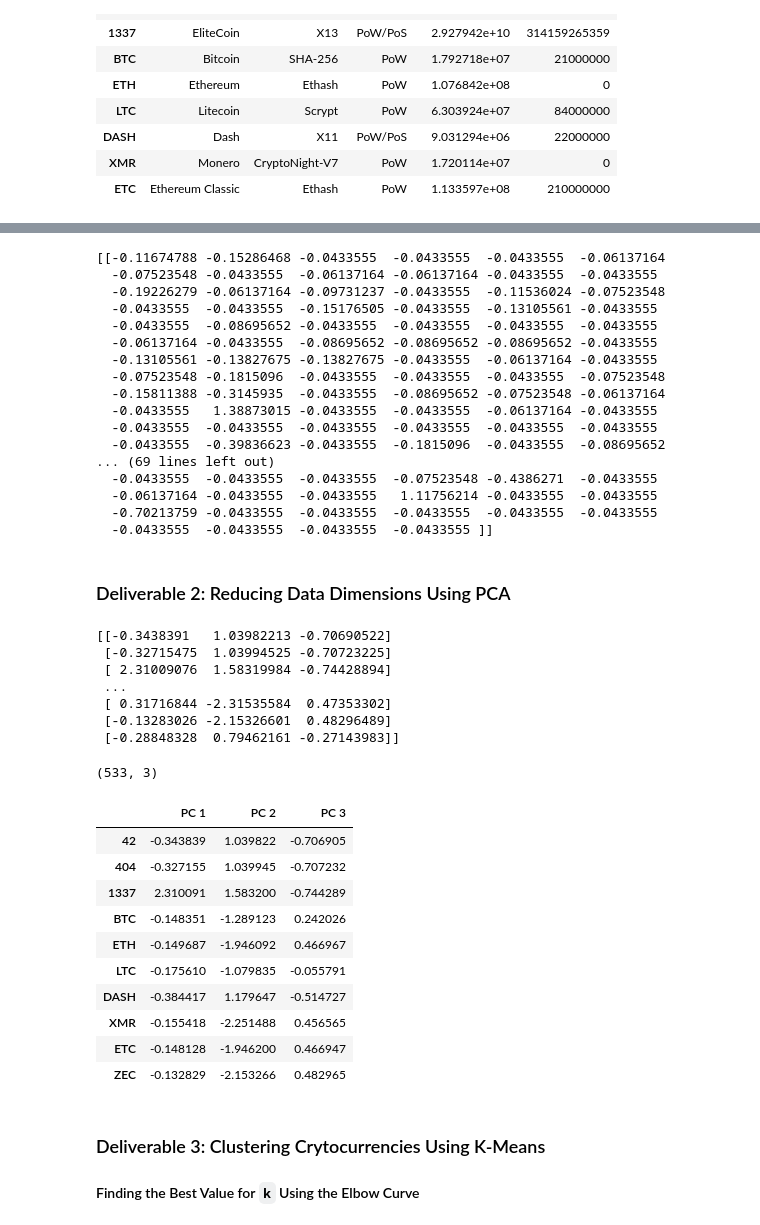
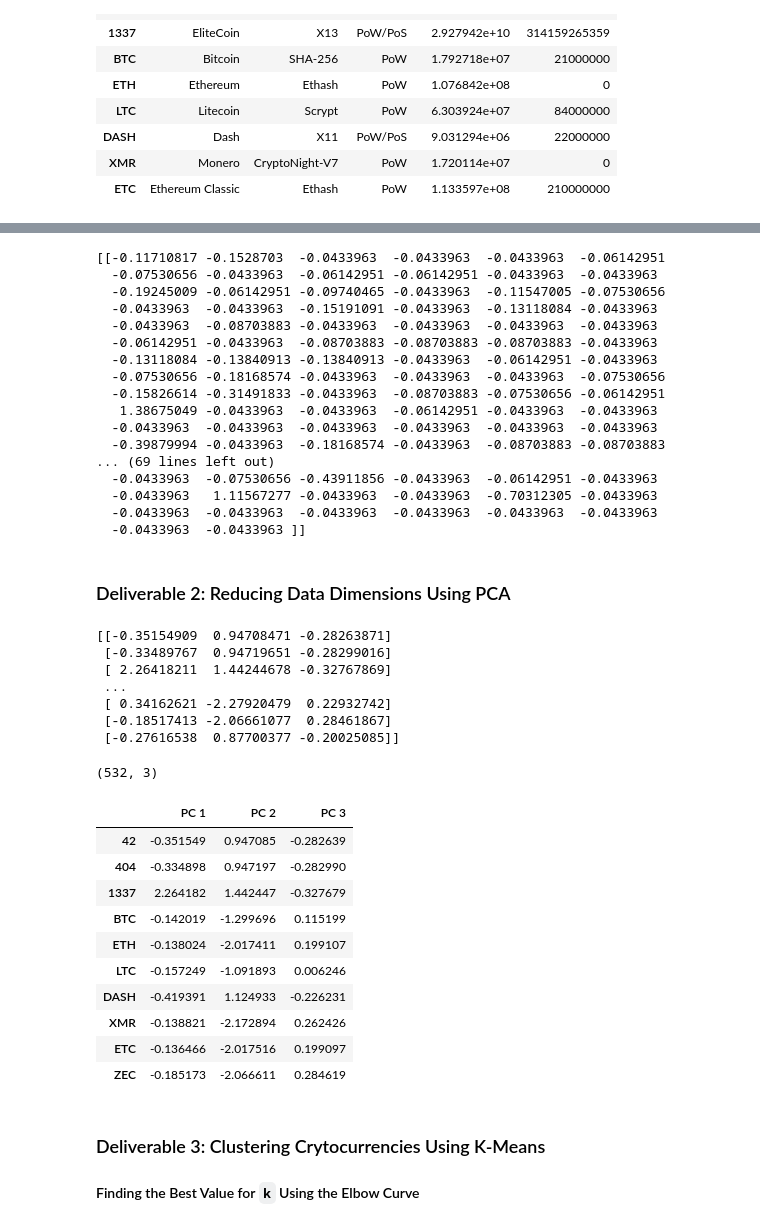
Before and after one commit to marcelineackerman/cryptocurrencies, a Jupyter notebook: crypto_clustering.ipynb, the cells around one changed output, grey strips where cells are left out. Saved outputs shown, nothing was run; the diff lists cells and outputs as text; code cells hidden in the pictures.

```diff
--- a/crypto_clustering.ipynb
+++ b/crypto_clustering.ipynb
@@ -104,7 +104,7 @@ df_crypto.head(10)
 | ETC | Ethereum Classic | Ethash | PoW | 1.133597e+08 | 210000000 |
 # %%
 # Keep the rows where coins are mined.
-df_crypto = df_crypto[df_crypto.TotalCoinsMined != 0]
+df_crypto = df_crypto[~(df_crypto.TotalCoinsMined <= 0)]
 print(df_crypto.shape)
 df_crypto.head(10)
 # %% [output]
@@ -175,23 +175,23 @@ X.head(10)
 X_scaled = StandardScaler().fit_transform(X)
 print(X_scaled[0:5])
 # %% [output]
-[[-0.11674788 -0.15286468 -0.0433555  -0.0433555  -0.0433555  -0.06137164
-  -0.07523548 -0.0433555  -0.06137164 -0.06137164 -0.0433555  -0.0433555
-  -0.19226279 -0.06137164 -0.09731237 -0.0433555  -0.11536024 -0.07523548
-  -0.0433555  -0.0433555  -0.15176505 -0.0433555  -0.13105561 -0.0433555
-  -0.0433555  -0.08695652 -0.0433555  -0.0433555  -0.0433555  -0.0433555
-  -0.06137164 -0.0433555  -0.08695652 -0.08695652 -0.08695652 -0.0433555
-  -0.13105561 -0.13827675 -0.13827675 -0.0433555  -0.06137164 -0.0433555
-  -0.07523548 -0.1815096  -0.0433555  -0.0433555  -0.0433555  -0.07523548
-  -0.15811388 -0.3145935  -0.0433555  -0.08695652 -0.07523548 -0.06137164
-  -0.0433555   1.38873015 -0.0433555  -0.0433555  -0.06137164 -0.0433555
-  -0.0433555  -0.0433555  -0.0433555  -0.0433555  -0.0433555  -0.0433555
-  -0.0433555  -0.39836623 -0.0433555  -0.1815096  -0.0433555  -0.08695652
+[[-0.11710817 -0.1528703  -0.0433963  -0.0433963  -0.0433963  -0.06142951
+  -0.07530656 -0.0433963  -0.06142951 -0.06142951 -0.0433963  -0.0433963
+  -0.19245009 -0.06142951 -0.09740465 -0.0433963  -0.11547005 -0.07530656
+  -0.0433963  -0.0433963  -0.15191091 -0.0433963  -0.13118084 -0.0433963
+  -0.0433963  -0.08703883 -0.0433963  -0.0433963  -0.0433963  -0.0433963
+  -0.06142951 -0.0433963  -0.08703883 -0.08703883 -0.08703883 -0.0433963
+  -0.13118084 -0.13840913 -0.13840913 -0.0433963  -0.06142951 -0.0433963
+  -0.07530656 -0.18168574 -0.0433963  -0.0433963  -0.0433963  -0.07530656
+  -0.15826614 -0.31491833 -0.0433963  -0.08703883 -0.07530656 -0.06142951
+   1.38675049 -0.0433963  -0.0433963  -0.06142951 -0.0433963  -0.0433963
+  -0.0433963  -0.0433963  -0.0433963  -0.0433963  -0.0433963  -0.0433963
+  -0.39879994 -0.0433963  -0.18168574 -0.0433963  -0.08703883 -0.08703883
 ... (69 lines left out)
-  -0.0433555  -0.0433555  -0.0433555  -0.07523548 -0.4386271  -0.0433555
-  -0.06137164 -0.0433555  -0.0433555   1.11756214 -0.0433555  -0.0433555
-  -0.70213759 -0.0433555  -0.0433555  -0.0433555  -0.0433555  -0.0433555
-  -0.0433555  -0.0433555  -0.0433555  -0.0433555 ]]
+  -0.0433963  -0.07530656 -0.43911856 -0.0433963  -0.06142951 -0.0433963
+  -0.0433963   1.11567277 -0.0433963  -0.0433963  -0.70312305 -0.0433963
+  -0.0433963  -0.0433963  -0.0433963  -0.0433963  -0.0433963  -0.0433963
+  -0.0433963  -0.0433963 ]]
 # %% [markdown]
 ### Deliverable 2: Reducing Data Dimensions Using PCA
 # %%
@@ -200,32 +200,32 @@ pca = PCA(n_components = 3)
 crypto_pca = pca.fit_transform(X_scaled)
 print(crypto_pca)
 # %% [output]
-[[-0.3438391   1.03982213 -0.70690522]
- [-0.32715475  1.03994525 -0.70723225]
- [ 2.31009076  1.58319984 -0.74428894]
+[[-0.35154909  0.94708471 -0.28263871]
+ [-0.33489767  0.94719651 -0.28299016]
+ [ 2.26418211  1.44244678 -0.32767869]
  ...
- [ 0.31716844 -2.31535584  0.47353302]
- [-0.13283026 -2.15326601  0.48296489]
- [-0.28848328  0.79462161 -0.27143983]]
+ [ 0.34162621 -2.27920479  0.22932742]
+ [-0.18517413 -2.06661077  0.28461867]
+ [-0.27616538  0.87700377 -0.20025085]]
 # %%
 # Create a DataFrame with the three principal components.
-df_crypto_pca = pd.DataFrame(
+pcs_df = pd.DataFrame(
     data = crypto_pca, columns = ["PC 1", "PC 2", "PC 3"], index = crypto_names.index)
-print(df_crypto_pca.shape)
-df_crypto_pca.head(10)
+print(pcs_df.shape)
+pcs_df.head(10)
 # %% [output]
-(533, 3)
+(532, 3)
 |  | PC 1 | PC 2 | PC 3 |
-| 42 | -0.343839 | 1.039822 | -0.706905 |
-| 404 | -0.327155 | 1.039945 | -0.707232 |
-| 1337 | 2.310091 | 1.583200 | -0.744289 |
-| BTC | -0.148351 | -1.289123 | 0.242026 |
-| ETH | -0.149687 | -1.946092 | 0.466967 |
-| LTC | -0.175610 | -1.079835 | -0.055791 |
-| DASH | -0.384417 | 1.179647 | -0.514727 |
-| XMR | -0.155418 | -2.251488 | 0.456565 |
-| ETC | -0.148128 | -1.946200 | 0.466947 |
-| ZEC | -0.132829 | -2.153266 | 0.482965 |
+| 42 | -0.351549 | 0.947085 | -0.282639 |
+| 404 | -0.334898 | 0.947197 | -0.282990 |
+| 1337 | 2.264182 | 1.442447 | -0.327679 |
+| BTC | -0.142019 | -1.299696 | 0.115199 |
+| ETH | -0.138024 | -2.017411 | 0.199107 |
+| LTC | -0.157249 | -1.091893 | 0.006246 |
+| DASH | -0.419391 | 1.124933 | -0.226231 |
+| XMR | -0.138821 | -2.172894 | 0.262426 |
+| ETC | -0.136466 | -2.017516 | 0.199097 |
+| ZEC | -0.185173 | -2.066611 | 0.284619 |
 # %% [markdown]
 ### Deliverable 3: Clustering Crytocurrencies Using K-Means
 
```
Also changed, not shown: parts of 8 cells of this notebook.
